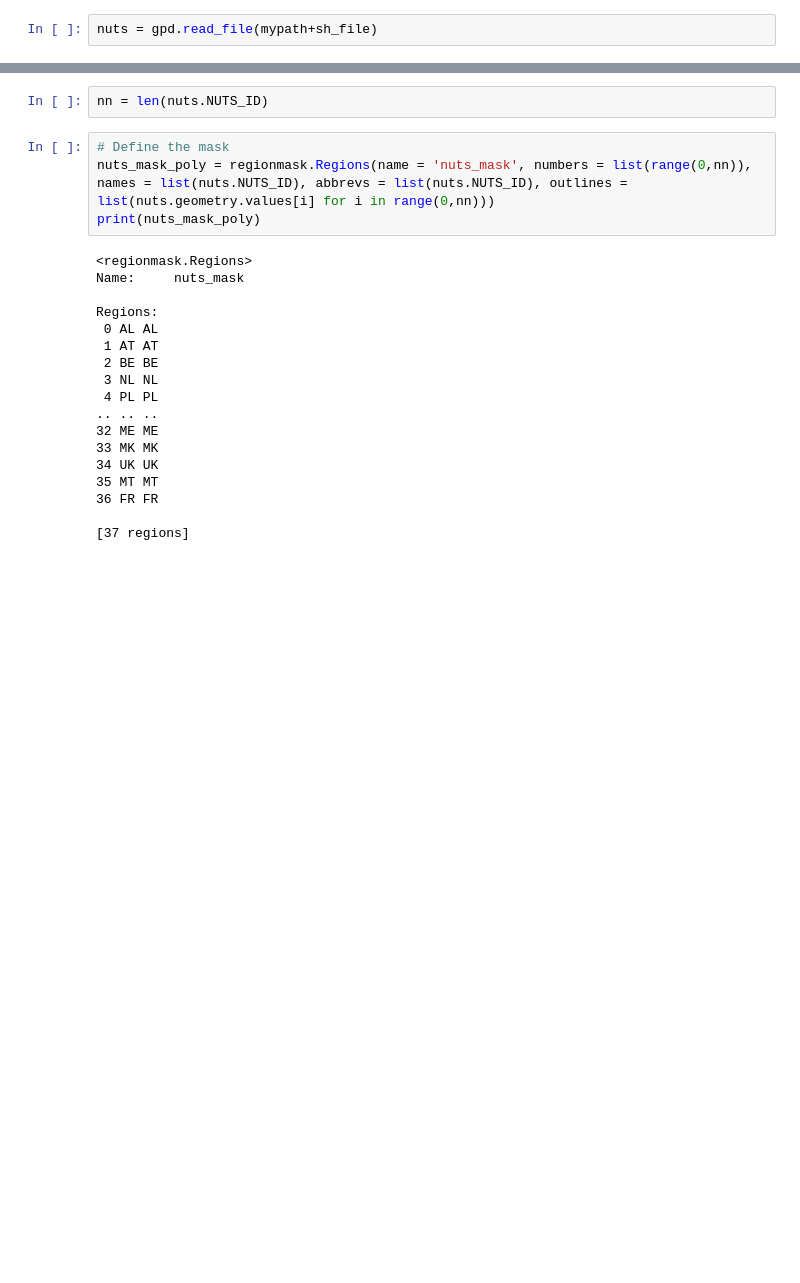
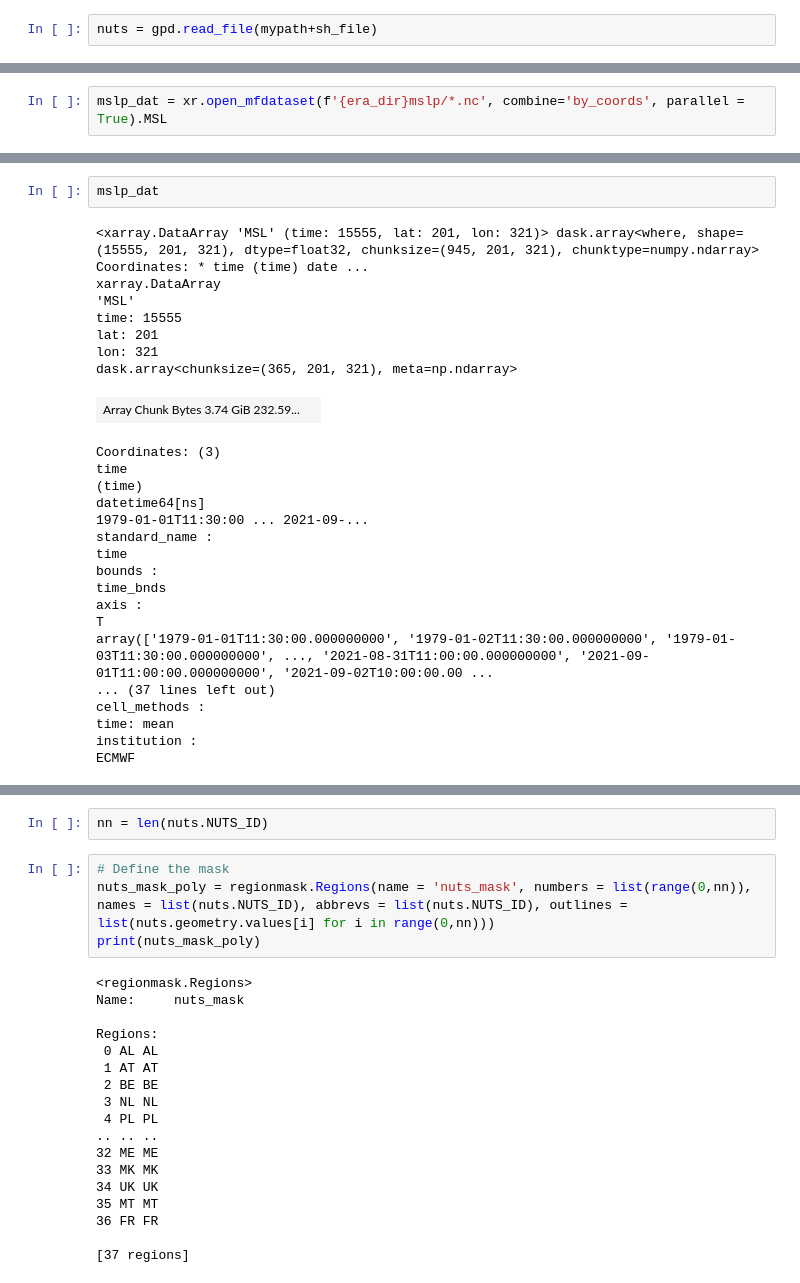
Before and after one commit to ML-precip/cas-aml-subprojects, a Jupyter notebook: Extract_country_averages.ipynb, the cells around one changed output, grey strips where cells are left out. Drawn from its saved outputs; the diff is of its cells as text; blank space fills up the shorter version.

Commit message:
Noelia's work on data extraction.

```diff
--- a/Extract_country_averages.ipynb
+++ b/Extract_country_averages.ipynb
@@ -31,0 +40,2 @@ lats = t2m_dat.lat
+# %%
+mslp_dat = xr.open_mfdataset(f'{era_dir}mslp/*.nc', combine='by_coords', parallel = True).MSL
@@ -31,0 +51,28 @@ lats = t2m_dat.lat
+# %%
+mslp_dat
+# %% [output]
+<xarray.DataArray 'MSL' (time: 15555, lat: 201, lon: 321)> dask.array<where, shape=(15555, 201, 321), dtype=float32, chunksize=(945, 201, 321), chunktype=numpy.ndarray> Coordinates: * time (time) date ...
+xarray.DataArray
+'MSL'
+time: 15555
+lat: 201
+lon: 321
+dask.array<chunksize=(365, 201, 321), meta=np.ndarray>
+| Array Chunk Bytes 3.74 GiB 232.59... |  |
+Coordinates: (3)
+time
+(time)
+datetime64[ns]
+1979-01-01T11:30:00 ... 2021-09-...
+standard_name :
+time
+bounds :
+time_bnds
+axis :
+T
+array(['1979-01-01T11:30:00.000000000', '1979-01-02T11:30:00.000000000', '1979-01-03T11:30:00.000000000', ..., '2021-08-31T11:00:00.000000000', '2021-09-01T11:00:00.000000000', '2021-09-02T10:00:00.00 ...
+... (37 lines left out)
+cell_methods :
+time: mean
+institution :
+ECMWF
```
Also changed, not shown: parts of 10 cells of this notebook, 2 other files.
